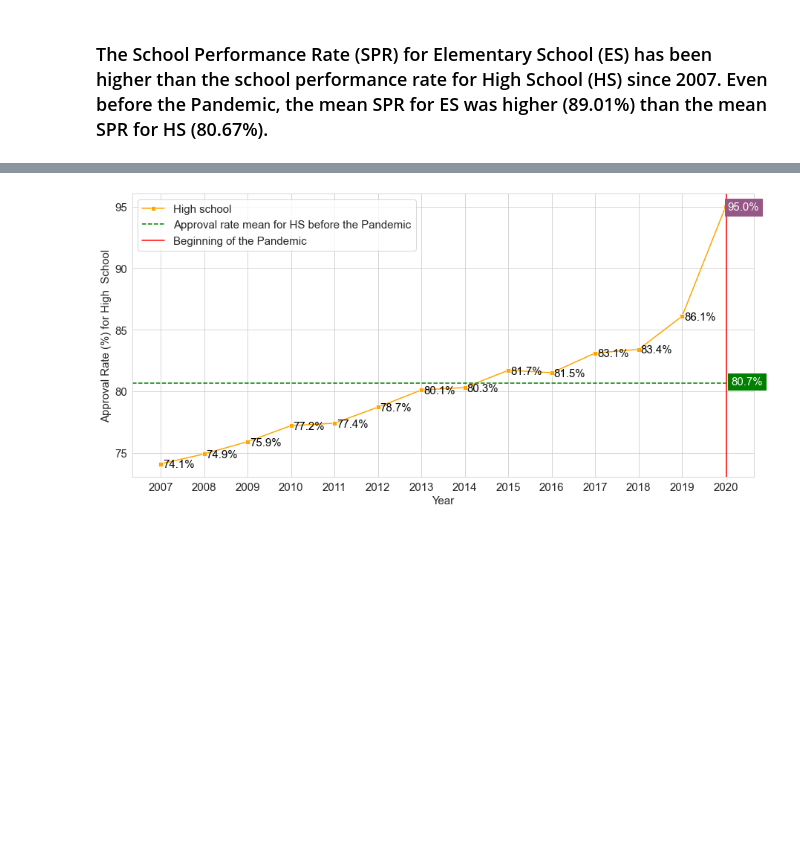
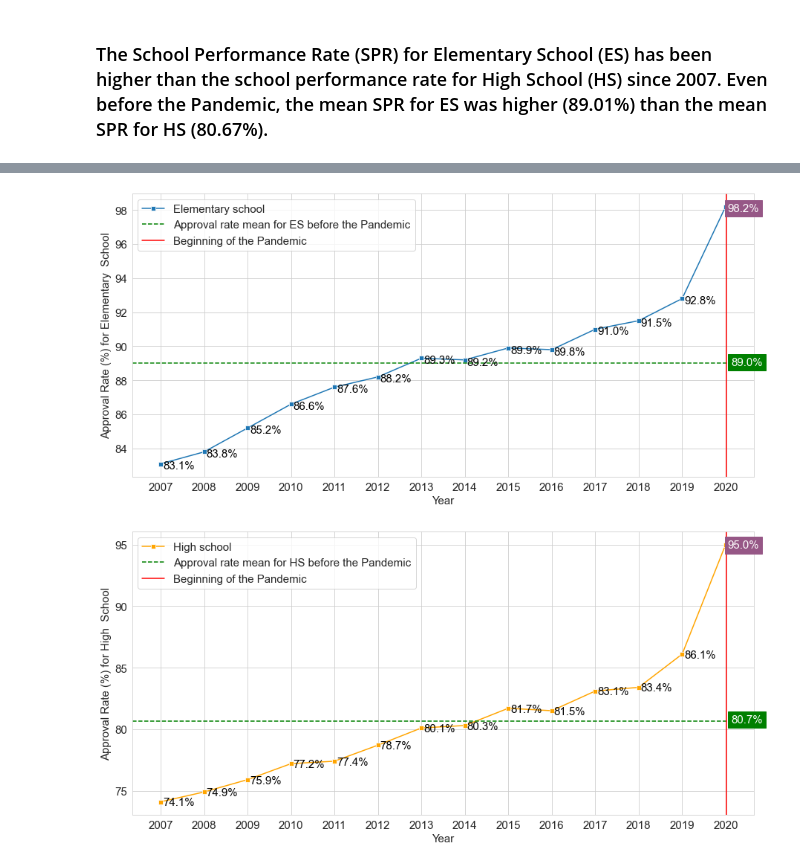
Before and after one commit to aianshay/covid-impacts-on-education, a Jupyter notebook: viz_rq1_rq2.ipynb, the cells around one changed output, grey strips where cells are left out. Drawn from its saved outputs; the diff is of its cells as text; code cells hidden in the pictures; blank space fills up the shorter version.

```diff
--- a/viz_rq1_rq2.ipynb
+++ b/viz_rq1_rq2.ipynb
@@ -211,3 +178,20 @@ plt.show()
+# %%
+sns.set_style("whitegrid")
+plt.figure(figsize=(15,7))
+# plt.title("High School Approval Rate before and during the COVID-19 Pandemic")
+ax = sns.lineplot(data=data, x='Ano', y='Total - EF', label="Elementary school", marker='s')
+printLabelsOnLineplot(ax, data, 'Total - EF')
+ax.set(xticks=data.Ano.values)
+plt.axhline(y=mean_ES, label="Approval rate mean for ES before the Pandemic", color='green', linestyle='--')
+plt.text(2020+x_2020_shift, mean_ES-y_2020_shift, '{:.1f}%'.format(mean_ES), color='white').set_backgroundcolor('green')
+plt.xlabel("Year")
+plt.ylabel("Approval Rate (%) for Elementary  School")
+plt.axvline(x=2020.025, label="Beginning of the Pandemic", color="red", linestyle='-')
+plt.rcParams.update({'font.size': 15})
+plt.legend()
+plt.show()
+# %% [output]
+[figure, added]
 # %%
 sns.set_style("whitegrid")
 plt.figure(figsize=(15,7))
```
Also changed, not shown: parts of 4 cells of this notebook.
